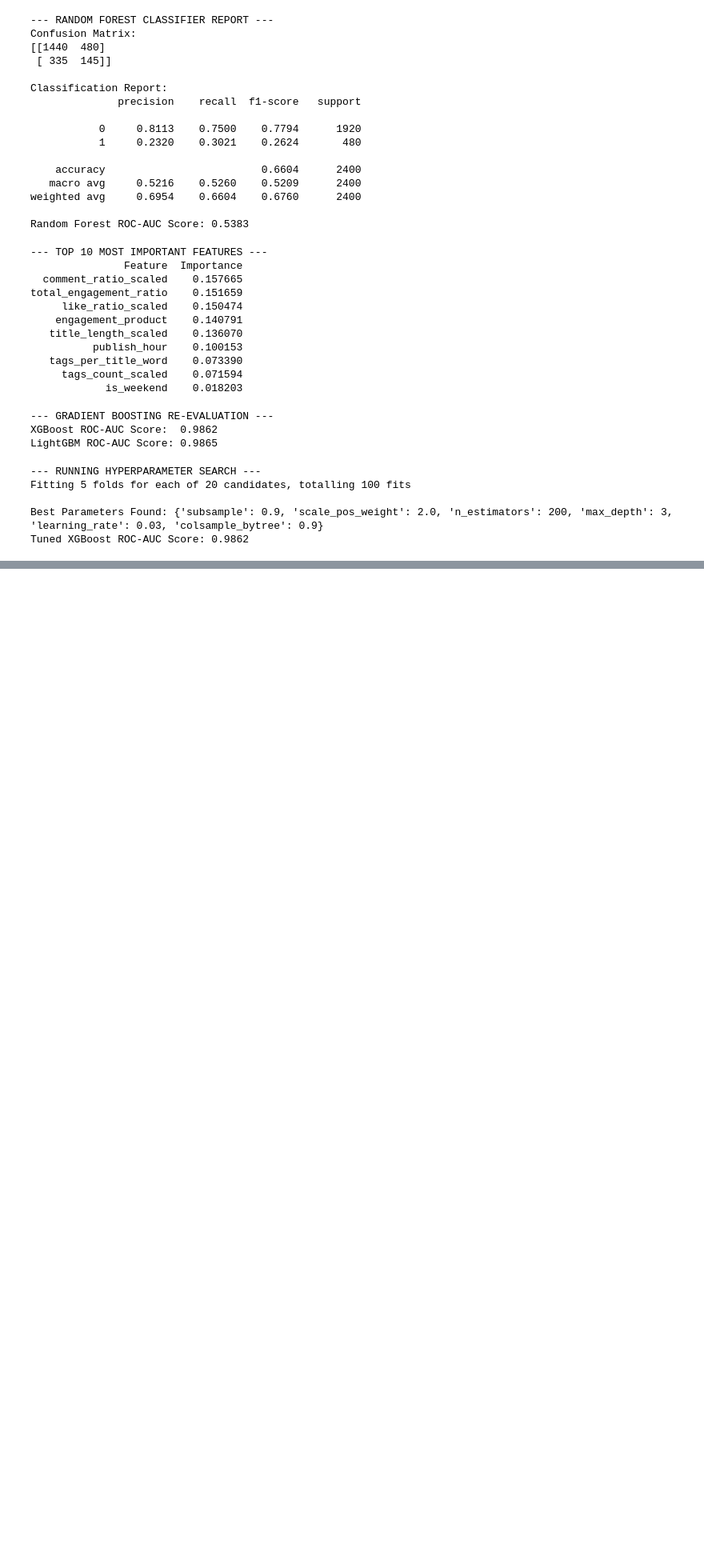
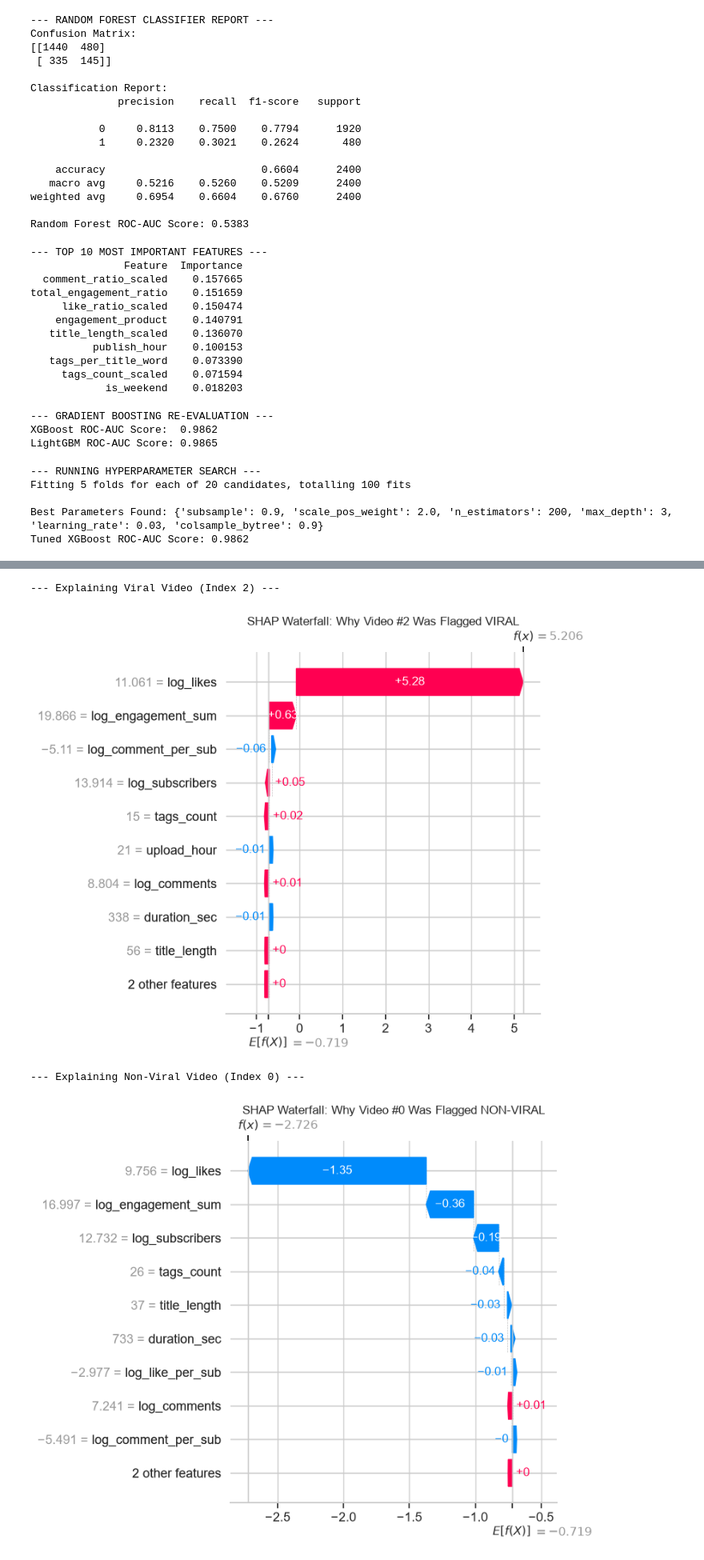
Before and after one commit to Roaminng/youtube-viral-ds, a Jupyter notebook: viral_videos.ipynb, the cells around one changed output, grey strips where cells are left out. Shown at 80% size. Saved outputs shown, nothing was run; the diff lists cells and outputs as text; code cells hidden in the pictures; blank space fills up the shorter version.

```diff
--- a/viral_videos.ipynb
+++ b/viral_videos.ipynb
@@ -702,0 +730,28 @@ Tuned XGBoost ROC-AUC Score: 0.9862
+# %%
+#Local Feature Attribution (Individual Video Explanations)
+import numpy as np
+
+# Select one viral sample and one non-viral sample from test set predictions
+viral_idx = np.where((y_te_gb == 1) & (y_proba_best > 0.8))[0][0]
+non_viral_idx = np.where((y_te_gb == 0) & (y_proba_best < 0.2))[0][0]
+
+# 1. Waterfall Plot for a Viral Video Prediction
+print(f"--- Explaining Viral Video (Index {viral_idx}) ---")
+plt.figure(figsize=(8, 5))
+shap.plots.waterfall(shap_values[viral_idx], max_display=10, show=False)
+plt.title(f"SHAP Waterfall: Why Video #{viral_idx} Was Flagged VIRAL", fontsize=12)
+plt.tight_layout()
+plt.show()
+
+# 2. Waterfall Plot for a Non-Viral Video Prediction
+print(f"\n--- Explaining Non-Viral Video (Index {non_viral_idx}) ---")
+plt.figure(figsize=(8, 5))
+shap.plots.waterfall(shap_values[non_viral_idx], max_display=10, show=False)
+plt.title(f"SHAP Waterfall: Why Video #{non_viral_idx} Was Flagged NON-VIRAL", fontsize=12)
+plt.tight_layout()
+plt.show()
+# %% [output]
+--- Explaining Viral Video (Index 2) ---
+[figure, added]
+--- Explaining Non-Viral Video (Index 0) ---
+[figure, added]
```
Also changed, not shown: parts of 1 cell of this notebook.
